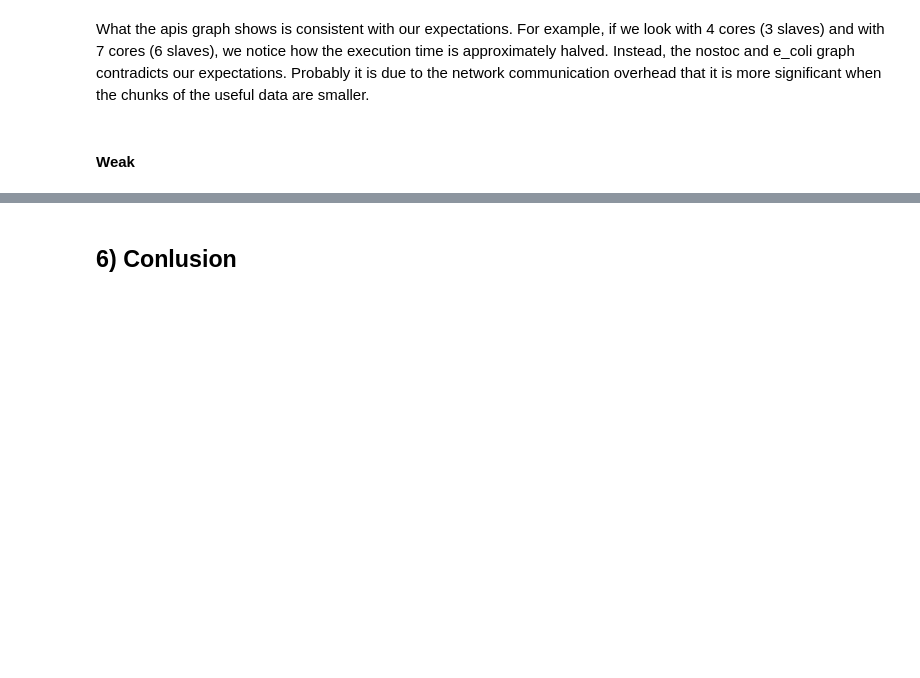
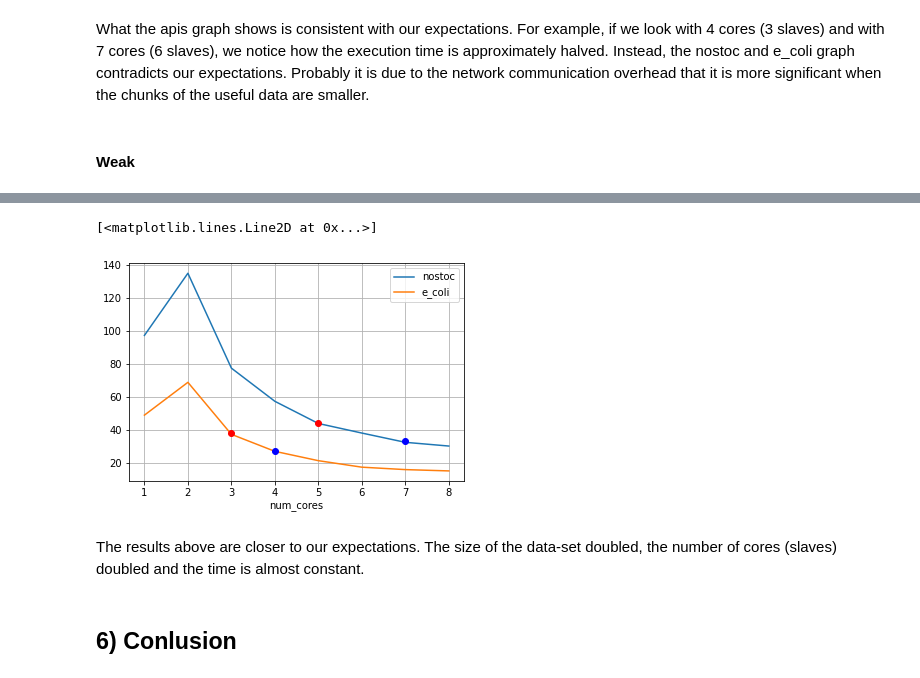
Before and after one commit to Davide-Lotito/ACA_project, a Jupyter notebook: presentation/notebook.ipynb, the cells around one changed output, grey strips where cells are left out. Cells and saved outputs as stored; diff of their text form; code cells hidden in the pictures; blank space fills up the shorter version.

```diff
--- a/presentation/notebook.ipynb
+++ b/presentation/notebook.ipynb
@@ -436,0 +457,3 @@ plt.plot(7,91,"ro")
+# %%
+df = pd.read_json("./test_weak_scalability_single_machine.txt")
+df.head()
@@ -437,3 +467,17 @@ plt.plot(7,91,"ro")
+# %%
+df[df.genome=="nostoc"].groupby( "num_cores" ).millisecs.mean().plot()
+df[df.genome=="e_coli"].groupby( "num_cores" ).millisecs.mean().plot()
+plt.grid()
+plt.legend(("nostoc","e_coli"))
+plt.plot(3,38,"ro")
+plt.plot(5,44,"ro")
+plt.plot(4,27,"bo")
+plt.plot(7,33,"bo")
+# %% [output]
+[<matplotlib.lines.Line2D at 0x...>]
+[figure, added]
+# %% [markdown]
+The results above are closer to our expectations. The size of the data-set doubled, the number of cores (slaves) doubled and the time is almost constant.
 # %% [markdown]
 ## 6) Conlusion
 # %% [markdown]
```
Also changed, not shown: parts of 8 cells of this notebook, 1 other file.
